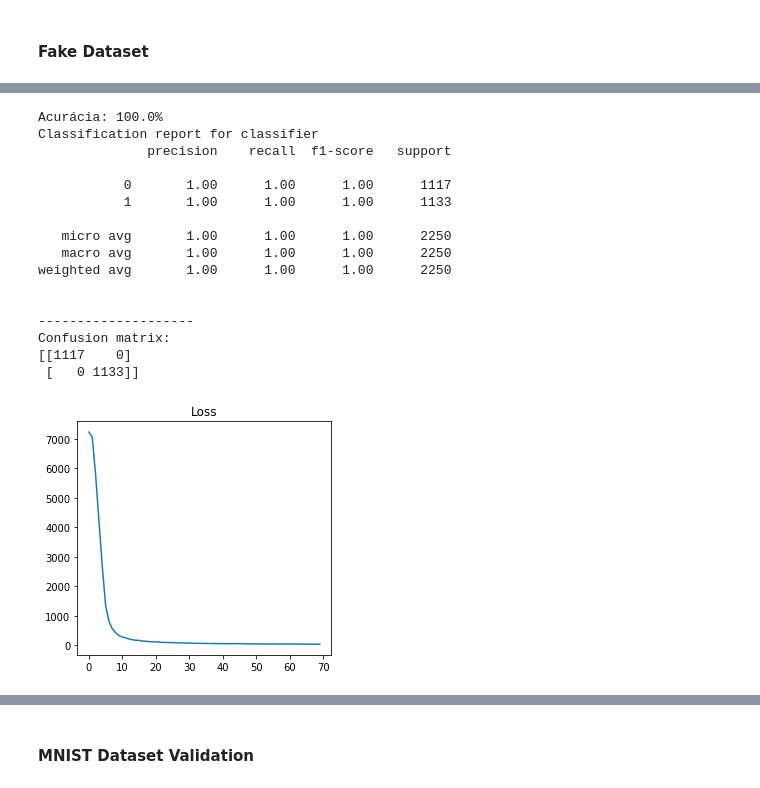
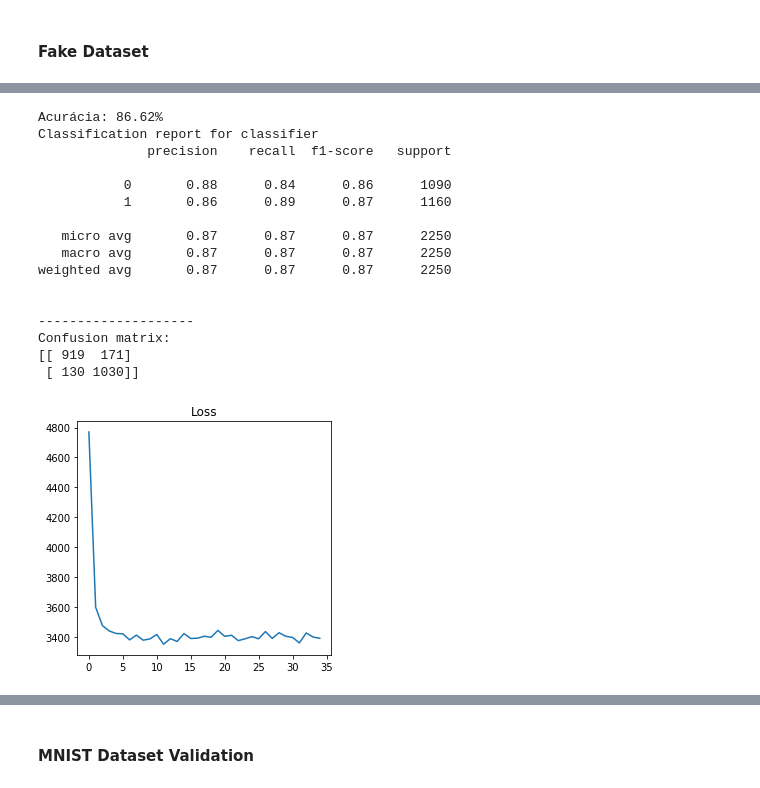
Before and after one commit to rdenadai/AI-Study-Notebooks, a Jupyter notebook: notebooks/NeuralNetwork_MNIST_VAL.ipynb, the cells around one changed output, grey strips where cells are left out. Drawn from its saved outputs; the diff is of its cells as text; code cells hidden in the pictures.

Commit message:
Starting dropout implementation

```diff
--- a/notebooks/NeuralNetwork_MNIST_VAL.ipynb
+++ b/notebooks/NeuralNetwork_MNIST_VAL.ipynb
@@ -24,8 +24,8 @@ plt.figure(figsize=(9, 4))
 plt.title("One informative feature, one cluster per class")
 # X, y = make_classification(n_samples=7500, n_features=2, n_classes=3,
 #                                n_redundant=0, n_informative=2, n_clusters_per_class=1)
-# X, y = make_moons(7500, noise=0.1)
-X, y = make_circles(7500, noise=0.03)
+X, y = make_moons(7500, noise=0.3)
+# X, y = make_circles(7500, noise=0.05)
 plt.scatter(X[:, 0], X[:, 1], marker='o', c=y, s=25, edgecolor='k')
 plt.show()
 
@@ -38,6 +38,7 @@ better_acc = 0
 
 layers = (
     Dense(inputs=2, outputs=100, activation=ReLU()),
+    Dropout(inputs=100, outputs=100, activation=ReLU(), neuron_drop=.8),
     Dense(inputs=100, outputs=8, activation=ReLU()),
     Dense(inputs=8, outputs=2, activation=Softmax()),
 )
@@ -48,48 +49,48 @@ md = NeuralNetwork(
     y_train.copy(),
     loss='cross_entropy',
     batch_size=64,
-    epochs=70,
+    epochs=35,
     lr=1e-1)
 error = md.train()
 
 y_pred = md.predict(X_test.copy())
 
 acc = np.round((np.sum(y_pred == y_test) / len(y_test)) * 100, 2)
 if acc > better_acc:
     better_acc = acc
 final_error = error
 print(f'Acurácia: {acc}%')
 
 print("Classification report for classifier \n%s\n"
       % (classification_report(y_test, y_pred)))
 print('-' * 20)
 print("Confusion matrix:\n%s" % confusion_matrix(y_test, y_pred))
 
 if len(final_error):
     plt.figure(figsize=(8, 4))
     plt.subplot(1, 2, 1)
     plt.title(f'Loss')
     plt.plot(range(len(final_error)), final_error)
     plt.tight_layout()
     plt.show()
 # %% [output]
-Acurácia: 100.0%
+Acurácia: 86.62%
 Classification report for classifier
               precision    recall  f1-score   support
 
-           0       1.00      1.00      1.00      1117
-           1       1.00      1.00      1.00      1133
+           0       0.88      0.84      0.86      1090
+           1       0.86      0.89      0.87      1160
 
-   micro avg       1.00      1.00      1.00      2250
-   macro avg       1.00      1.00      1.00      2250
-weighted avg       1.00      1.00      1.00      2250
+   micro avg       0.87      0.87      0.87      2250
+   macro avg       0.87      0.87      0.87      2250
+weighted avg       0.87      0.87      0.87      2250
 
 
 --------------------
 Confusion matrix:
-[[1117    0]
- [   0 1133]]
+[[ 919  171]
+ [ 130 1030]]
-[figure, old version]
+[figure, new version]
 # %%
 classifier = MLPClassifier(
     max_iter=80,
```
Also changed, not shown: parts of 4 cells of this notebook, 1 other file.
